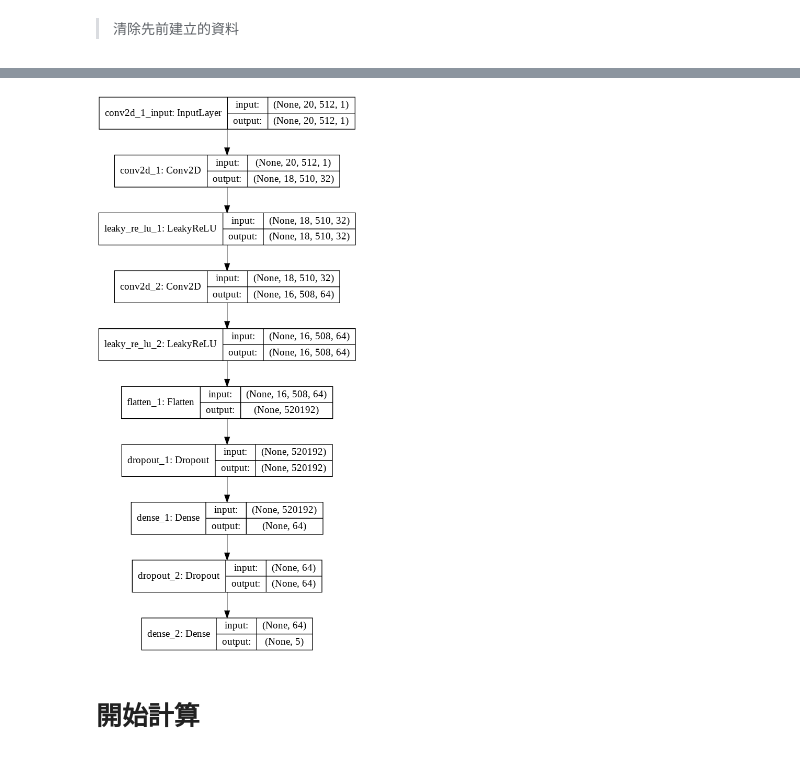
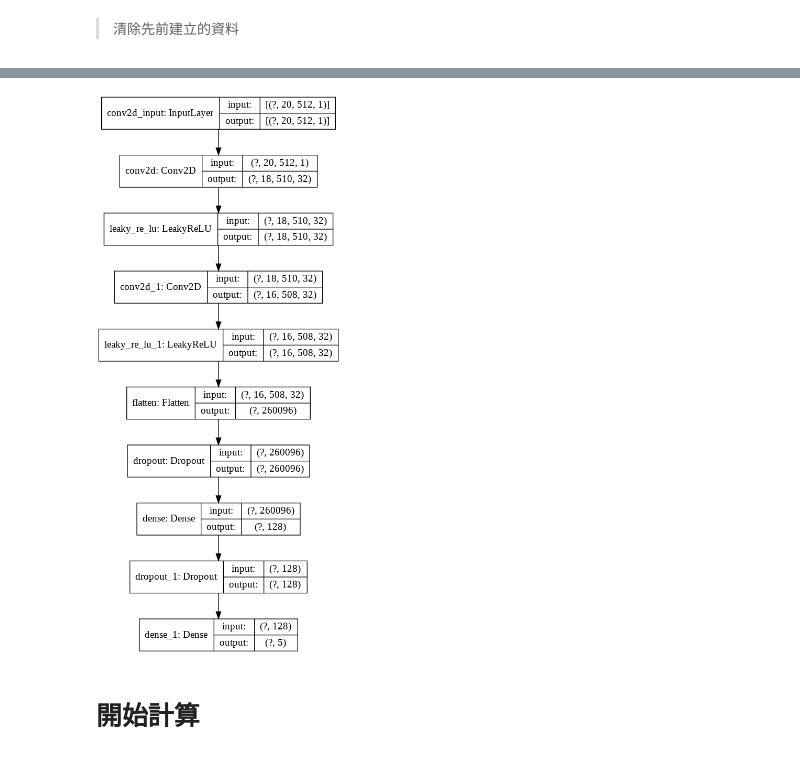
Before and after one commit to yaming8002/cat_sound_dl, a Jupyter notebook: cat_sound_dl.ipynb, the cells around one changed output, grey strips where cells are left out. Saved outputs shown, nothing was run; the diff lists cells and outputs as text; code cells hidden in the pictures.

```diff
--- a/cat_sound_dl.ipynb
+++ b/cat_sound_dl.ipynb
@@ -365,10 +344,41 @@ def get_model(num_classes, input_shape ):
     # model.add(ly.Conv2D(128, kernel_size=(3, 3), activation='relu'))
     model.add(ly.Flatten())
     model.add(ly.Dropout(0.25))## new add
-    model.add(ly.Dense(64, activation='relu'))
+    model.add(ly.Dense(256, activation='relu'))
     model.add(ly.Dropout(0.4))
     model.add(ly.Dense(num_classes, activation='softmax'))
     return model
+
+def get_model_min(num_classes, input_shape ):
+    model = Sequential()
+    model.add(ly.Conv2D(32, kernel_size=(3, 3),  input_shape=input_shape))
+    model.add(ly.LeakyReLU(alpha=0.1))
+    model.add(ly.Conv2D(32, kernel_size=(3, 3)))
+    model.add(ly.LeakyReLU(alpha=0.1))
+    model.add(ly.Flatten())
+    model.add(ly.Dropout(0.25))## new add
+    model.add(ly.Dense(128, activation='relu'))
+    model.add(ly.Dropout(0.4))
+    model.add(ly.Dense(num_classes, activation='softmax'))
+    return model
+
+
+# def get_model(num_classes, input_shape):
+#     model = Sequential()
+#     model.add(ly.Conv2D(32, kernel_size=(3, 3), activation='relu', input_shape=input_shape))
+#     model.add(ly.Conv2D(64, kernel_size=(3, 3), activation='relu'))
+#     # model.add(ly.MaxPooling2D(pool_size=(2, 2)))
+#     # model.add(ly.Dropout(0.25))
+#     model.add(ly.Flatten())
+#     model.add(ly.Dense(512, activation='relu')) ## new add
+#     model.add(ly.Dropout(0.25))## new add
+#     # model.add(LSTM(128))
+#     # model.add(Dense(128, activation='relu'))
+#     # model.add(Dropout(0.25))
+#     model.add(ly.Dense(64, activation='relu'))
+#     model.add(ly.Dropout(0.4))
+#     model.add(ly.Dense(num_classes, activation='softmax'))
+#     return model
 # %%
 import time
 from tensorflow.keras.callbacks import *
@@ -387,8 +397,8 @@ input_shape = x_train[0].shape
 # input_shape = x_test.shape
 
 # input_shape = (30,MFCC_MAX_LEN,1 )
-model = get_model(5, input_shape)
-# model = get_model_LSTM(num_classes, input_shape)
-# model = get_model_two(num_classes, input_shape1,input_shape2)
+# model = get_model(num_classes, input_shape)
+model = get_model_min(num_classes, input_shape)
+
 plot_model(model, to_file='/content/drive/My Drive/mode.png',show_shapes=True)
 # %% [output]
@@ -396,3 +406,3 @@ plot_model(model, to_file='/content/drive/My Drive/mode.png',show_shapes=True)
-[figure, old version]
+[figure, new version]
 # %%
 # optimizer = optimizers.SGD(lr=0.0005, decay=1e-6, momentum=0.9, nesterov=True)
```
Also changed, not shown: parts of 36 cells of this notebook.
